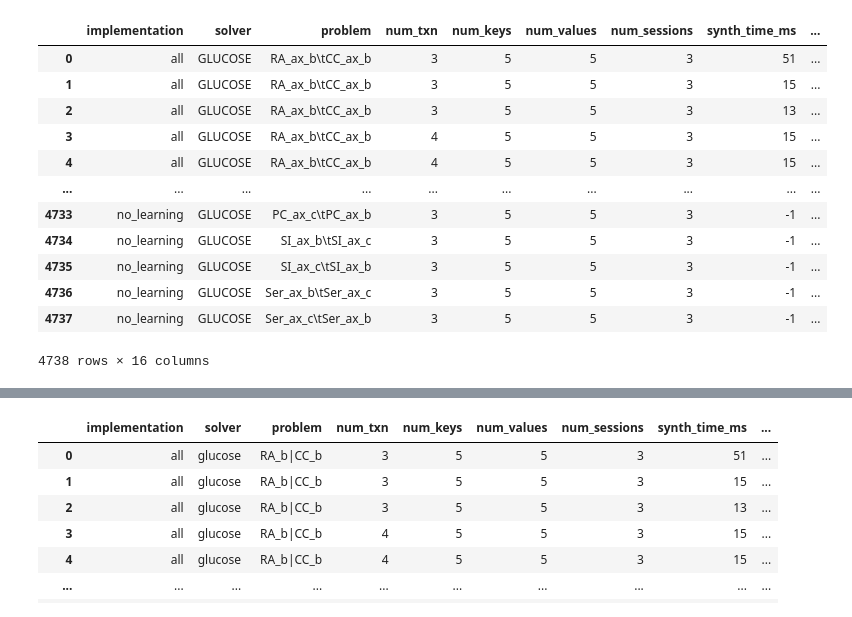
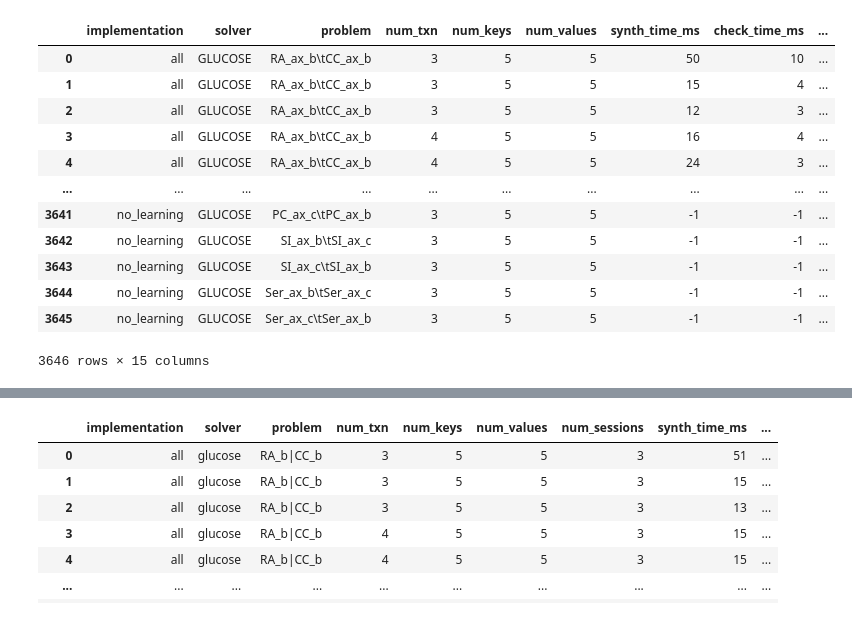
Before and after one commit to manebarros/isolde, a Jupyter notebook: analysis/Untitled.ipynb, the cells around one changed output, grey strips where cells are left out. Drawn from its saved outputs; the diff is of its cells as text; code cells hidden in the pictures.

```diff
--- a/analysis/Untitled.ipynb
+++ b/analysis/Untitled.ipynb
@@ -1,21 +1,21 @@
 # %%
 import pandas as pd
-df = pd.read_csv('/home/mane/code/minsolde/isolde-experiments/data/80b8403f476d5b.csv')
+df = pd.read_csv('../isolde-experiments/data/d8dfd9f4814950.csv')
 df
 # %% [output]
-|  | implementation | solver | problem | num_txn | num_keys | num_values | num_sessions | synth_time_ms | ... |
-| 0 | all | GLUCOSE | RA_ax_b\tCC_ax_b | 3 | 5 | 5 | 3 | 51 | ... |
-| 1 | all | GLUCOSE | RA_ax_b\tCC_ax_b | 3 | 5 | 5 | 3 | 15 | ... |
-| 2 | all | GLUCOSE | RA_ax_b\tCC_ax_b | 3 | 5 | 5 | 3 | 13 | ... |
-| 3 | all | GLUCOSE | RA_ax_b\tCC_ax_b | 4 | 5 | 5 | 3 | 15 | ... |
-| 4 | all | GLUCOSE | RA_ax_b\tCC_ax_b | 4 | 5 | 5 | 3 | 15 | ... |
+|  | implementation | solver | problem | num_txn | num_keys | num_values | synth_time_ms | check_time_ms | ... |
+| 0 | all | GLUCOSE | RA_ax_b\tCC_ax_b | 3 | 5 | 5 | 50 | 10 | ... |
+| 1 | all | GLUCOSE | RA_ax_b\tCC_ax_b | 3 | 5 | 5 | 15 | 4 | ... |
+| 2 | all | GLUCOSE | RA_ax_b\tCC_ax_b | 3 | 5 | 5 | 12 | 3 | ... |
+| 3 | all | GLUCOSE | RA_ax_b\tCC_ax_b | 4 | 5 | 5 | 16 | 4 | ... |
+| 4 | all | GLUCOSE | RA_ax_b\tCC_ax_b | 4 | 5 | 5 | 24 | 3 | ... |
 | ... | ... | ... | ... | ... | ... | ... | ... | ... | ... |
-| 4733 | no_learning | GLUCOSE | PC_ax_c\tPC_ax_b | 3 | 5 | 5 | 3 | -1 | ... |
-| 4734 | no_learning | GLUCOSE | SI_ax_b\tSI_ax_c | 3 | 5 | 5 | 3 | -1 | ... |
-| 4735 | no_learning | GLUCOSE | SI_ax_c\tSI_ax_b | 3 | 5 | 5 | 3 | -1 | ... |
-| 4736 | no_learning | GLUCOSE | Ser_ax_b\tSer_ax_c | 3 | 5 | 5 | 3 | -1 | ... |
-| 4737 | no_learning | GLUCOSE | Ser_ax_c\tSer_ax_b | 3 | 5 | 5 | 3 | -1 | ... |
+| 3641 | no_learning | GLUCOSE | PC_ax_c\tPC_ax_b | 3 | 5 | 5 | -1 | -1 | ... |
+| 3642 | no_learning | GLUCOSE | SI_ax_b\tSI_ax_c | 3 | 5 | 5 | -1 | -1 | ... |
+| 3643 | no_learning | GLUCOSE | SI_ax_c\tSI_ax_b | 3 | 5 | 5 | -1 | -1 | ... |
+| 3644 | no_learning | GLUCOSE | Ser_ax_b\tSer_ax_c | 3 | 5 | 5 | -1 | -1 | ... |
+| 3645 | no_learning | GLUCOSE | Ser_ax_c\tSer_ax_b | 3 | 5 | 5 | -1 | -1 | ... |
-4738 rows × 16 columns
+3646 rows × 15 columns
 # %%
 import preprocessing as pre
 
```
Also changed, not shown: parts of 2 cells of this notebook, 3 other files.
